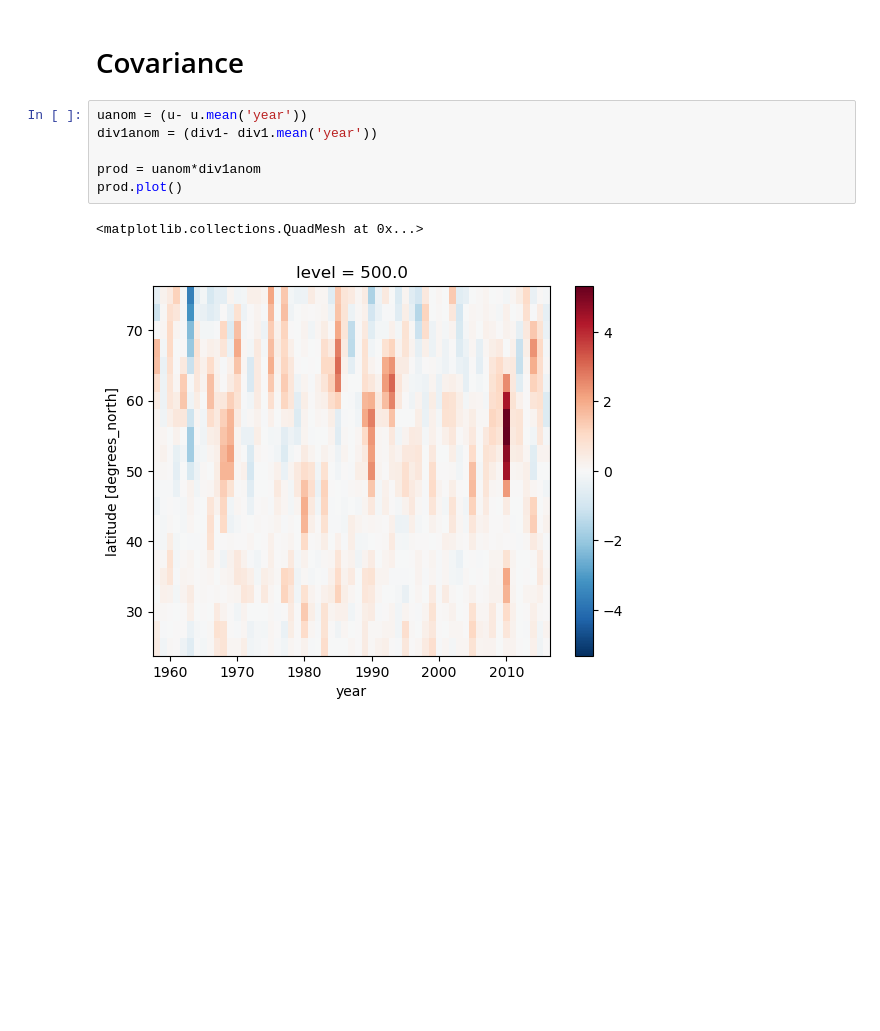
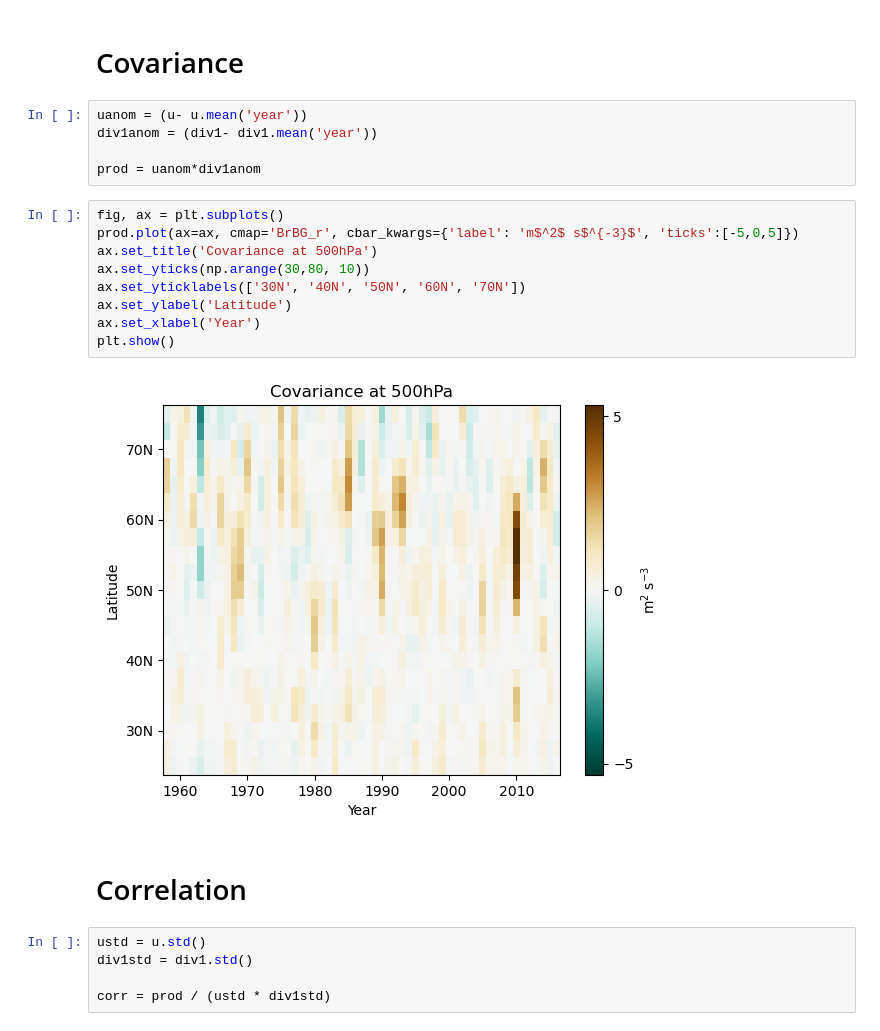
Before and after one commit to Caturrell/eddy_feedback, a Jupyter notebook: reproduce/saffin_2024/saffin.ipynb, the cells around one changed output. Drawn from its saved outputs; the diff is of its cells as text; blank space fills up the shorter version.

```diff
--- a/reproduce/saffin_2024/saffin.ipynb
+++ b/reproduce/saffin_2024/saffin.ipynb
@@ -157,7 +173,21 @@ uanom = (u- u.mean('year'))
 div1anom = (div1- div1.mean('year'))
 
 prod = uanom*div1anom
-prod.plot()
-# %% [output]
-<matplotlib.collections.QuadMesh at 0x...>
-[figure, removed]
+# %%
+fig, ax = plt.subplots()
+prod.plot(ax=ax, cmap='BrBG_r', cbar_kwargs={'label': 'm$^2$ s$^{-3}$', 'ticks':[-5,0,5]})
+ax.set_title('Covariance at 500hPa')
+ax.set_yticks(np.arange(30,80, 10))
+ax.set_yticklabels(['30N', '40N', '50N', '60N', '70N'])
+ax.set_ylabel('Latitude')
+ax.set_xlabel('Year')
+plt.show()
+# %% [output]
+[figure, added]
+# %% [markdown]
+# Correlation
+# %%
+ustd = u.std()
+div1std = div1.std()
+
+corr = prod / (ustd * div1std)
```
Also changed, not shown: parts of 6 cells of this notebook, 1 other file.
